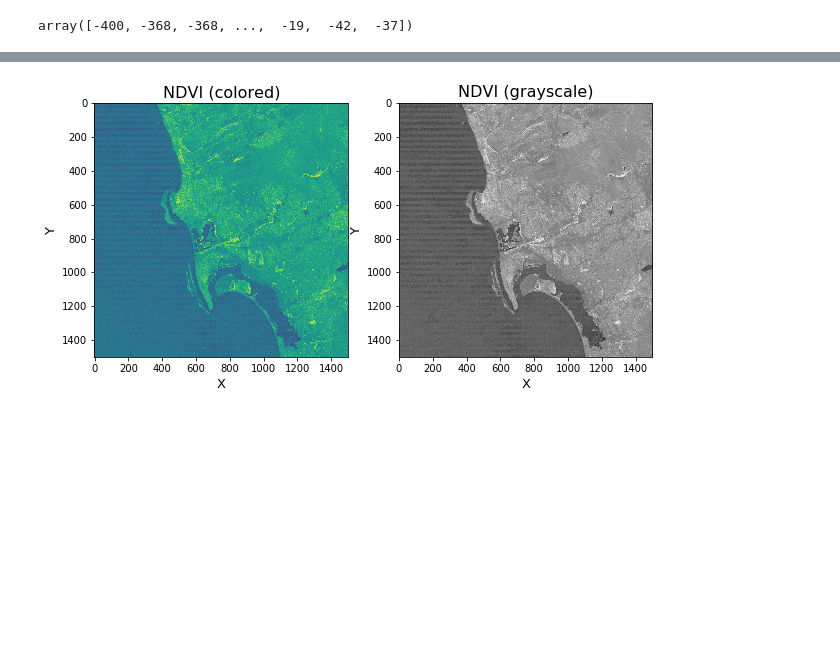
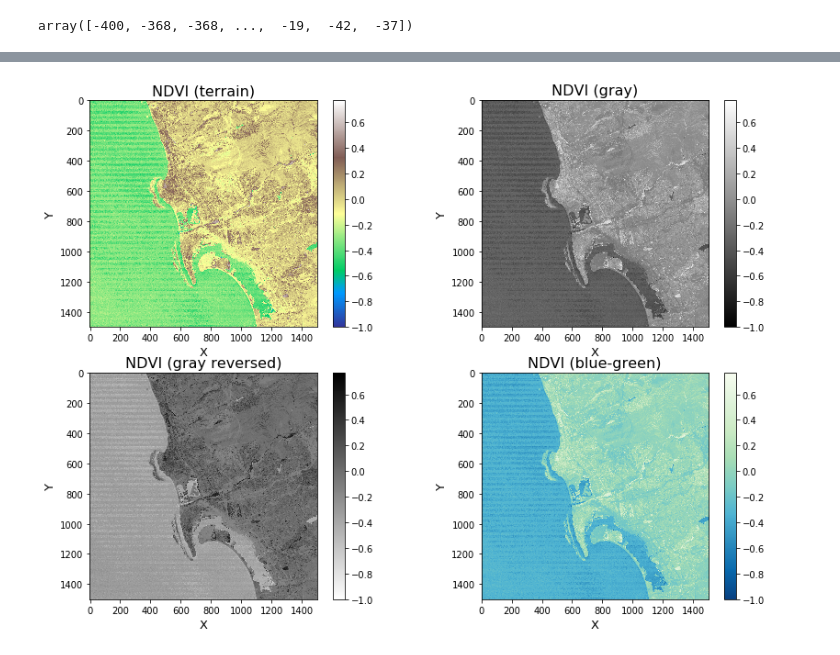
Before and after one commit to moonlimb/sio236-remote-sensing, a Jupyter notebook: Limb_Moon_Lab5_Exercise5.ipynb, the cells around one changed output, grey strips where cells are left out. Saved outputs shown, nothing was run; the diff lists cells and outputs as text; code cells hidden in the pictures; blank space fills up the shorter version.

```diff
--- a/Limb_Moon_Lab5_Exercise5.ipynb
+++ b/Limb_Moon_Lab5_Exercise5.ipynb
@@ -137,7 +119,44 @@ def plot_ndvi(_data):
-# %%
-plot_ndvi(ndvi)
-# %% [output]
-[figure, removed]
+# %%
+def plot_ndvi(plt, _data, _subplot_num, _type):
+    """
+    Plot the given band (data) in grayscale
+
+    _data [2-D Numpy array]
+    """
+    config = {
+        'title': {'gray': 'NDVI (gray)',
+                  'terrain': 'NDVI (terrain)',
+                  'gray_r': 'NDVI (gray reversed)',
+                  'gnbu_r': 'NDVI (blue-green)',
+                 },
+        'cmap': {'gray': plt.cm.gray,
+                 'terrain':  plt.cm.terrain,
+                 'gray_r': plt.cm.gray_r,
+                 'gnbu_r': plt.cm.GnBu_r
+                }
+    }
+
+    plt.subplot(_subplot_num)
+    plt.imshow(_data, cmap=config['cmap'][_type])
+
+    label_axes_and_title(plt, 'X', 'Y', config['title'][_type])
+    plt.colorbar()
+# %%
+plt.figure(figsize=(14, 10))
+
+# trying different color maps for fun. but outputing NDVI using
+# incorrect colormaps may result in 'deceptive visualizations
+# for example, in the colored figure, high NDVI correlates with brown,
+# and hence gives the wrong impression that more 'terrain' is present,
+# when high NDVI in fact implies higher vegetation
+plot_ndvi(plt, ndvi, 221, 'terrain') # trying terrain colormap
+plot_ndvi(plt, ndvi, 222, 'gray')
+plot_ndvi(plt, ndvi, 223, 'gray_r')
+plot_ndvi(plt, ndvi, 224, 'gnbu_r')
+
+plt.show()
+# %% [output]
+[figure, added]
 # %%
 # Version 2: Sharing y-axis (less flexibility in figure sizing)
 
```
Also changed, not shown: parts of 4 cells of this notebook.
